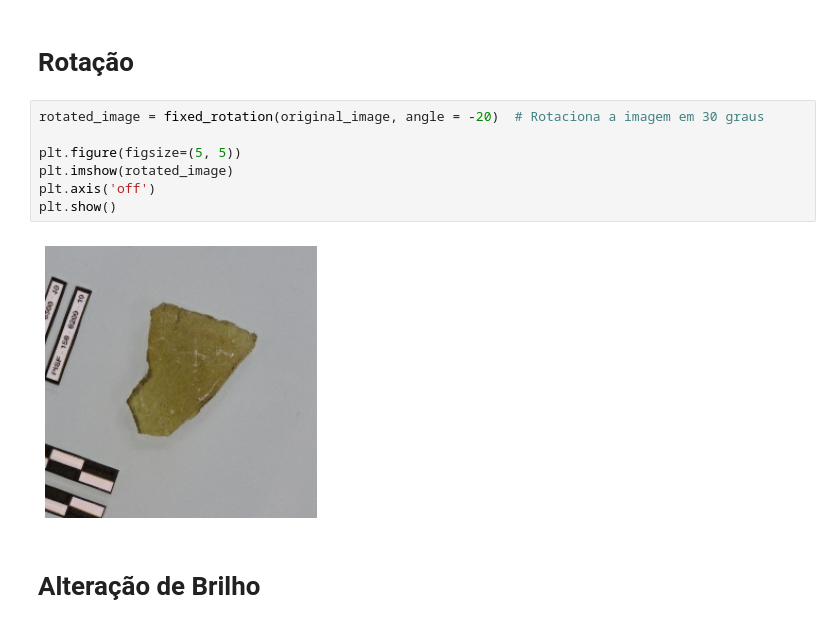
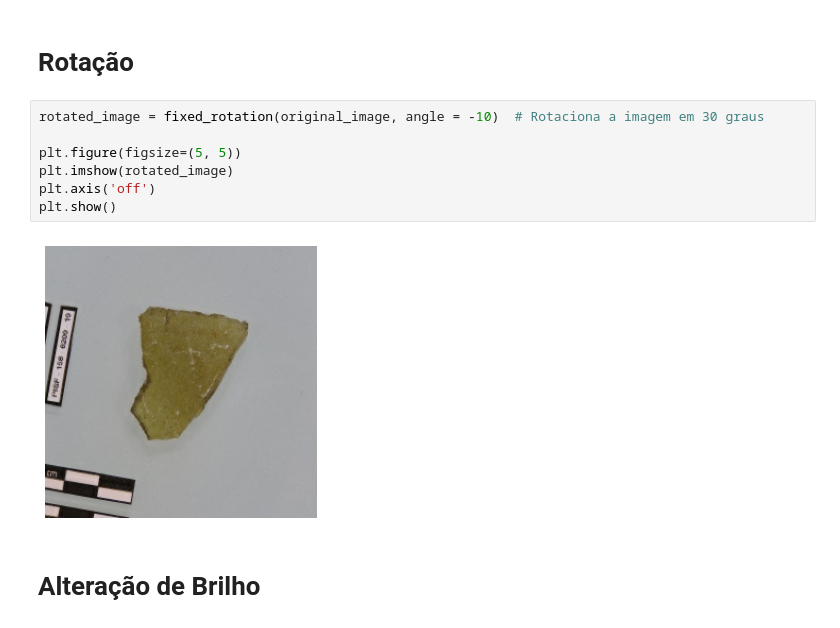
Before and after one commit to ArthurrCr/projeto_classificacao_artefatos, a Jupyter notebook: notebooks/_preprocessamento.ipynb, the cells around one changed output. Drawn from its saved outputs; the diff is of its cells as text.

```diff
--- a/notebooks/_preprocessamento.ipynb
+++ b/notebooks/_preprocessamento.ipynb
@@ -67,14 +71,14 @@ plt.show()
 # %% [markdown]
 # Rotação
 # %%
-rotated_image = fixed_rotation(original_image, angle = -20)  # Rotaciona a imagem em 30 graus
+rotated_image = fixed_rotation(original_image, angle = -10)  # Rotaciona a imagem em 30 graus
 
 plt.figure(figsize=(5, 5))
 plt.imshow(rotated_image)
 plt.axis('off')
 plt.show()
 # %% [output]
-[figure, old version]
+[figure, new version]
 # %% [markdown]
 # Alteração de Brilho
 # %%
```
Also changed, not shown: parts of 15 cells of this notebook, 6 other files.
